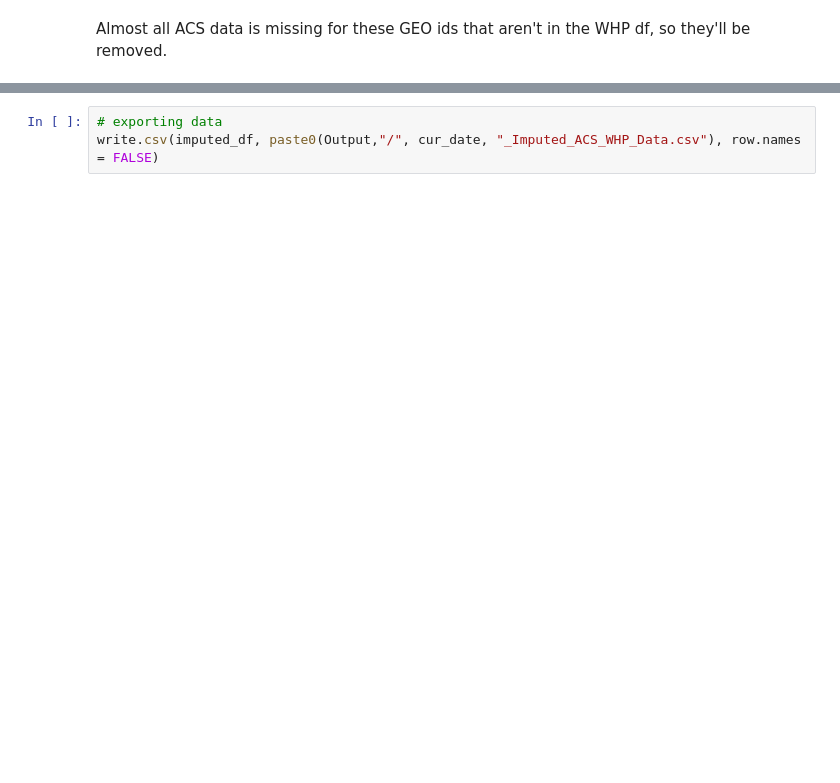
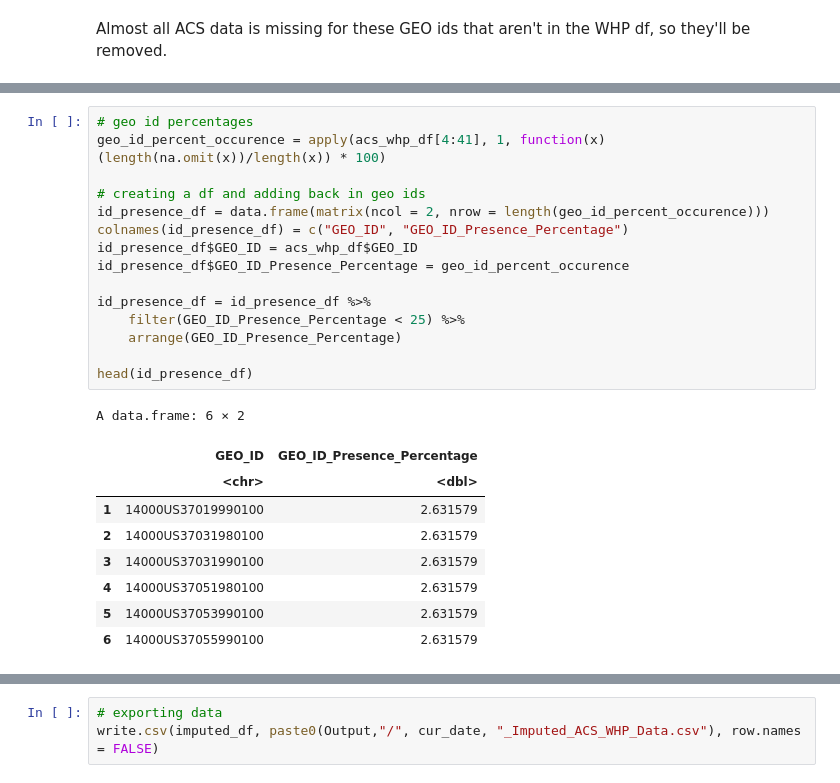
Before and after one commit to UNC-CEMALB/ENVIROSCAN, a Jupyter notebook: 2. Sociodemographic Imputation/Sociodemographic Imputation.ipynb, the cells around one changed output, grey strips where cells are left out. Drawn from its saved outputs; the diff is of its cells as text; blank space fills up the shorter version.

```diff
--- a/2. Sociodemographic Imputation/Sociodemographic Imputation.ipynb
+++ b/2. Sociodemographic Imputation/Sociodemographic Imputation.ipynb
@@ -132,3 +136,28 @@ A tibble: 6 × 2
 | Poverty_Black | 94.79214 |
 | Poverty_Hispanic_Latino | 96.80219 |
 | Poverty_Elderly | 98.35541 |
+# %%
+# geo id percentages
+geo_id_percent_occurence = apply(acs_whp_df[4:41], 1, function(x) (length(na.omit(x))/length(x)) * 100)
+
+# creating a df and adding back in geo ids
+id_presence_df = data.frame(matrix(ncol = 2, nrow = length(geo_id_percent_occurence)))
+colnames(id_presence_df) = c("GEO_ID", "GEO_ID_Presence_Percentage")
+id_presence_df$GEO_ID = acs_whp_df$GEO_ID
+id_presence_df$GEO_ID_Presence_Percentage = geo_id_percent_occurence
+
+id_presence_df = id_presence_df %>%
+    filter(GEO_ID_Presence_Percentage < 25) %>%
+    arrange(GEO_ID_Presence_Percentage)
+
+head(id_presence_df)
+# %% [output]
+A data.frame: 6 × 2
+|  | GEO_ID | GEO_ID_Presence_Percentage |
+|  | <chr> | <dbl> |
+| 1 | 14000US37019990100 | 2.631579 |
+| 2 | 14000US37031980100 | 2.631579 |
+| 3 | 14000US37031990100 | 2.631579 |
+| 4 | 14000US37051980100 | 2.631579 |
+| 5 | 14000US37053990100 | 2.631579 |
+| 6 | 14000US37055990100 | 2.631579 |
```
Also changed, not shown: parts of 9 cells of this notebook.
